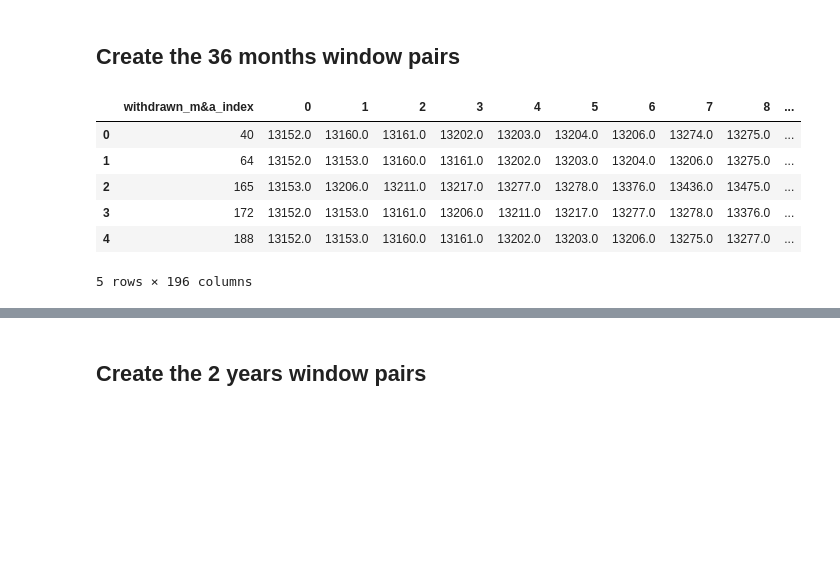
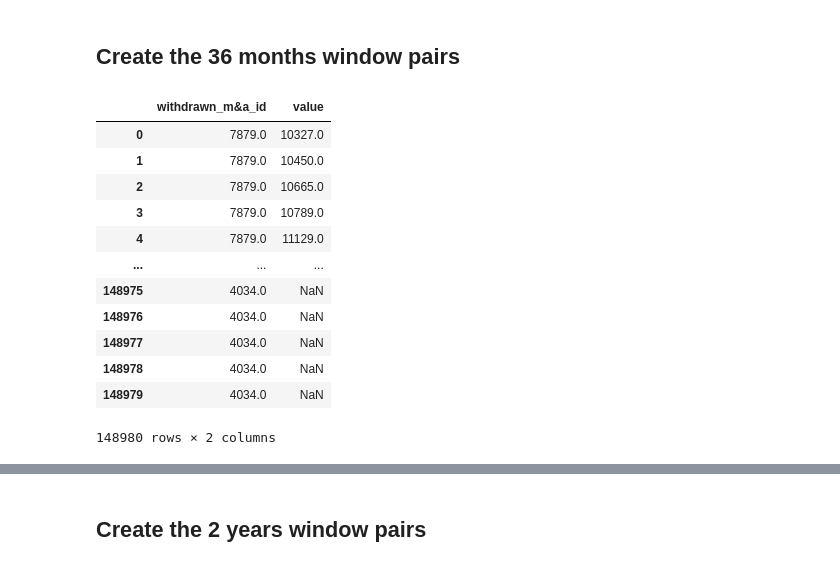
Before and after one commit to idsts2670/ra, a Jupyter notebook: M&A/name-matching-m&a-sido.ipynb, the cells around one changed output, grey strips where cells are left out. Saved outputs shown, nothing was run; the diff lists cells and outputs as text; code cells hidden in the pictures; blank space fills up the shorter version.

```diff
--- a/M&A/name-matching-m&a-sido.ipynb
+++ b/M&A/name-matching-m&a-sido.ipynb
@@ -508,13 +530,32 @@ result_df.to_csv(os.path.join(OUTPUT_DIR, "MAtemp-conTroLgroupfor_withdrwnMApair
-# %%
-result_df.head()
-# %% [output]
-|  | withdrawn_m&a_index | 0 | 1 | 2 | 3 | 4 | 5 | 6 | 7 | 8 | ... |
-| 0 | 40 | 13152.0 | 13160.0 | 13161.0 | 13202.0 | 13203.0 | 13204.0 | 13206.0 | 13274.0 | 13275.0 | ... |
-| 1 | 64 | 13152.0 | 13153.0 | 13160.0 | 13161.0 | 13202.0 | 13203.0 | 13204.0 | 13206.0 | 13275.0 | ... |
-| 2 | 165 | 13153.0 | 13206.0 | 13211.0 | 13217.0 | 13277.0 | 13278.0 | 13376.0 | 13436.0 | 13475.0 | ... |
-| 3 | 172 | 13152.0 | 13153.0 | 13161.0 | 13206.0 | 13211.0 | 13217.0 | 13277.0 | 13278.0 | 13376.0 | ... |
-| 4 | 188 | 13152.0 | 13153.0 | 13160.0 | 13161.0 | 13202.0 | 13203.0 | 13206.0 | 13275.0 | 13277.0 | ... |
-5 rows × 196 columns
+# %%
+# transpose the dataframe and set the first row as the column names
+result_df = result_df.transpose()
+result_df.columns = result_df.iloc[0]
+result_df = result_df[1:]
+
+# Reshape the DataFrame into a long format using melt()
+result_df = result_df.melt(var_name='column', value_name='value')
+
+# Set the index to the column names
+result_df = result_df.set_index('column')['value'].to_frame()
+result_df = result_df.reset_index().rename(columns={"column": "withdrawn_m&a_id"})
+
+# merge the result with the original tmp3
+result = pd.merge(result_df, tmp3, on=["withdrawn_m&a_id"], how = "left")
+# %% [output]
+|  | withdrawn_m&a_id | value |
+| 0 | 7879.0 | 10327.0 |
+| 1 | 7879.0 | 10450.0 |
+| 2 | 7879.0 | 10665.0 |
+| 3 | 7879.0 | 10789.0 |
+| 4 | 7879.0 | 11129.0 |
+| ... | ... | ... |
+| 148975 | 4034.0 | NaN |
+| 148976 | 4034.0 | NaN |
+| 148977 | 4034.0 | NaN |
+| 148978 | 4034.0 | NaN |
+| 148979 | 4034.0 | NaN |
+148980 rows × 2 columns
 # %%
 tmp = result_df.transpose()
 tmp.columns = tmp.iloc[0]
```
Also changed, not shown: parts of 9 cells of this notebook.
